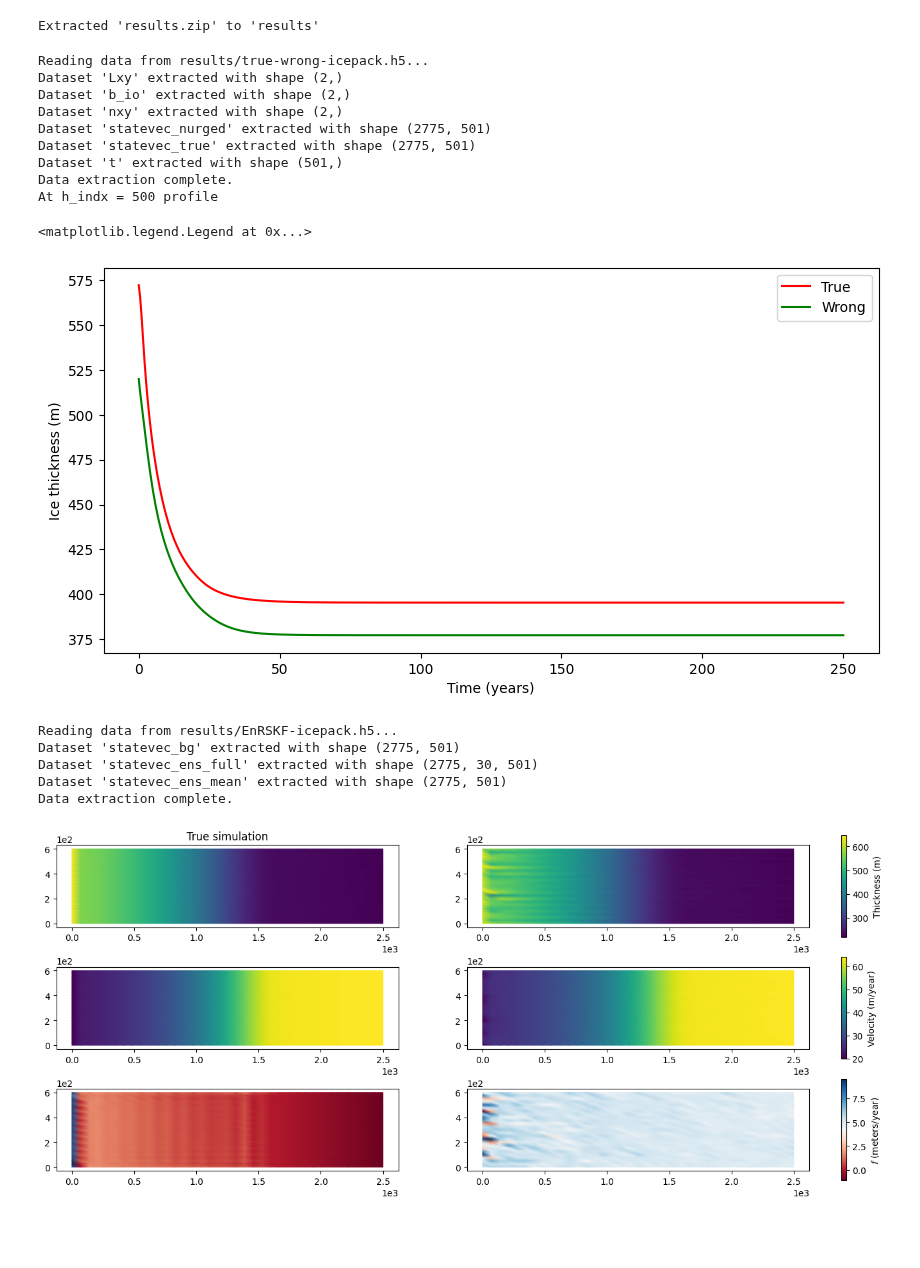
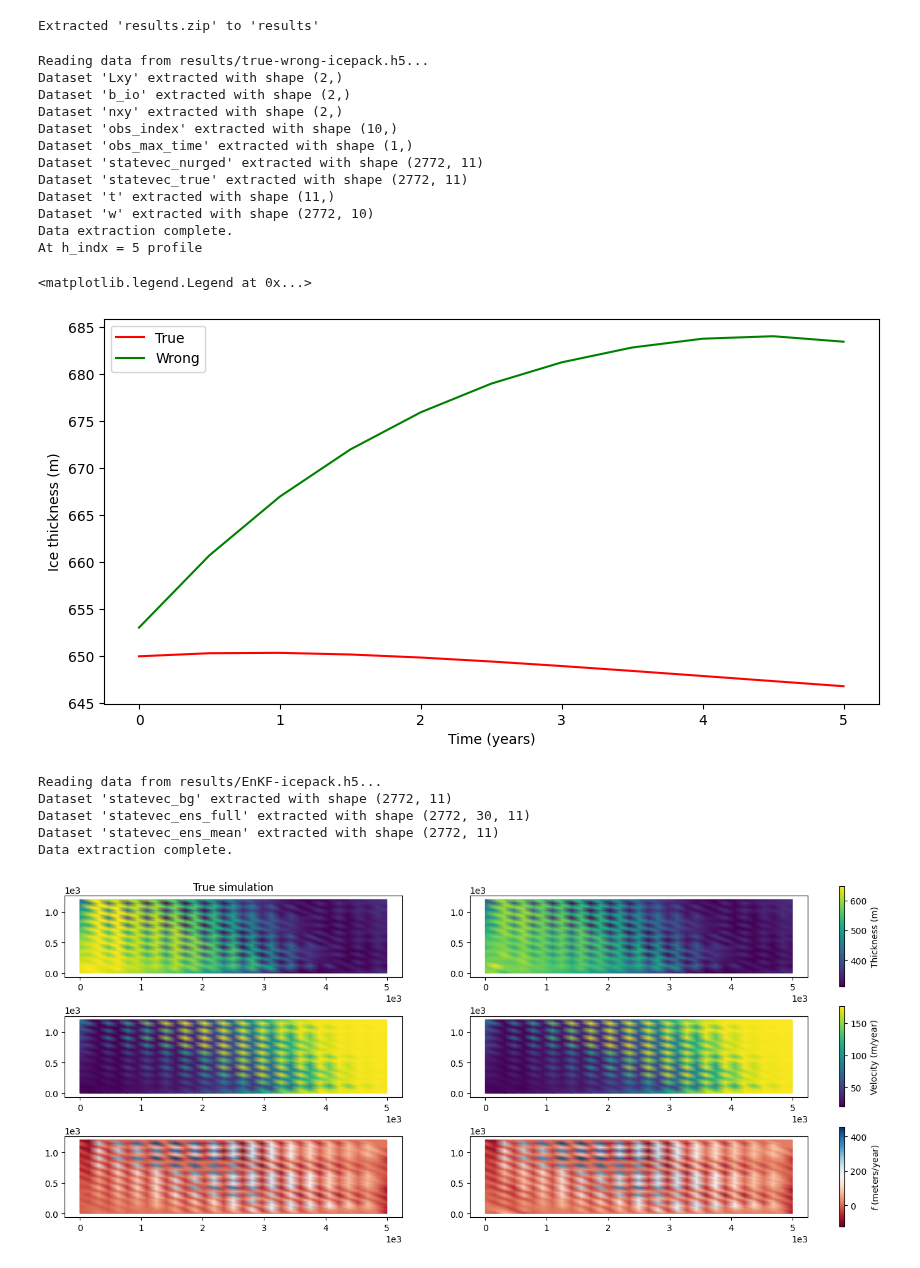
Before and after one commit to KYANJO/Data_assimilation_project, a Jupyter notebook: applications/icepack/synthetic_ice_stream/read_results.ipynb, the cells around one changed output. Drawn from its saved outputs; the diff is of its cells as text; code cells hidden in the pictures; blank space fills up the shorter version.

```diff
--- a/applications/icepack/synthetic_ice_stream/read_results.ipynb
+++ b/applications/icepack/synthetic_ice_stream/read_results.ipynb
@@ -39,18 +39,19 @@ datasets_tw = extract_datasets_from_h5(file_path)
 t=datasets_tw['t']
 statevec_true = datasets_tw['statevec_true']
 statevec_nurged = datasets_tw['statevec_nurged']
+w = datasets_tw['w']
 
 nt = statevec_true.shape[1]; num_steps = nt-1
 ndim = statevec_true.shape[0]
-hdim = ndim//3
+hdim = ndim//4
 
 # plot the statevec_true and statevec_nurged
 htrue = statevec_true[:hdim,:]
 hnurge = statevec_nurged[:hdim,:]
 
 # h_indx = 0 # first profile
-# h_indx = htrue.shape[1]//2 # middle profile
-h_indx = htrue.shape[1]-1 # last profile
+h_indx = htrue.shape[1]//2 # middle profile
+# h_indx = htrue.shape[1]-1 # last profile
 # h_indx = np.random.randint(htrue.shape[1])  # random profile
 print(f"At h_indx = {h_indx} profile ")
 
@@ -68,25 +69,28 @@ Reading data from results/true-wrong-icepack.h5...
 Dataset 'Lxy' extracted with shape (2,)
 Dataset 'b_io' extracted with shape (2,)
 Dataset 'nxy' extracted with shape (2,)
-Dataset 'statevec_nurged' extracted with shape (2775, 501)
-Dataset 'statevec_true' extracted with shape (2775, 501)
-Dataset 't' extracted with shape (501,)
+Dataset 'obs_index' extracted with shape (10,)
+Dataset 'obs_max_time' extracted with shape (1,)
+Dataset 'statevec_nurged' extracted with shape (2772, 11)
+Dataset 'statevec_true' extracted with shape (2772, 11)
+Dataset 't' extracted with shape (11,)
+Dataset 'w' extracted with shape (2772, 10)
 Data extraction complete.
-At h_indx = 500 profile
+At h_indx = 5 profile
 <matplotlib.legend.Legend at 0x...>
-[figure, old version]
+[figure, new version]
 # %%
-filter_type = "EnRSKF"
+filter_type = "EnKF"
 file_path = f"results/{filter_type}-icepack.h5"
 datasets = extract_datasets_from_h5(file_path)
 statevec_ens_full = datasets["statevec_ens_full"]
 statevec_ens_mean = datasets["statevec_ens_mean"]
 statevec_bg       = datasets["statevec_bg"]
 # %% [output]
-Reading data from results/EnRSKF-icepack.h5...
-Dataset 'statevec_bg' extracted with shape (2775, 501)
-Dataset 'statevec_ens_full' extracted with shape (2775, 30, 501)
-Dataset 'statevec_ens_mean' extracted with shape (2775, 501)
+Reading data from results/EnKF-icepack.h5...
+Dataset 'statevec_bg' extracted with shape (2772, 11)
+Dataset 'statevec_ens_full' extracted with shape (2772, 30, 11)
+Dataset 'statevec_ens_mean' extracted with shape (2772, 11)
 Data extraction complete.
 # %%
 from firedrake import *
@@ -116,36 +120,36 @@ fig.colorbar(colors, ax=axes[0], fraction=0.012, pad=0.04, label="Thickness (m)"
 axes[0][0].set_title("True simulation")
 
 # ploting the velocity field
 uutrue.dat.data[:,0] = copy.deepcopy(statevec_true[hdim:2*hdim,step])
-uutrue.dat.data[:,1] = copy.deepcopy(statevec_true[2*hdim:,step])
+uutrue.dat.data[:,1] = copy.deepcopy(statevec_true[2*hdim:3*hdim,step])
 colors = firedrake.tripcolor(uutrue, axes=axes[1][0])
 fig.colorbar(colors, ax=axes[1], fraction=0.012, pad=0.04, label="Velocity (m/year)")
 
 # ploting the basal shear stress
 f = firedrake.interpolate(div(hhtrue*uutrue), Q)
 colors = firedrake.tripcolor(f, axes=axes[2][0], cmap="RdBu")
 fig.colorbar(colors, ax=axes[2], fraction=0.012, pad=0.04, label=r"$f$ (meters/year)")
 
 # axes[0][1].set_title("EnKF simulation")
 # axes[0][1].set_title(f"{filter_type} simulation: RMSE = {rmse:.2f}")
 hhenkf = firedrake.Function(Q)
 uuenkf = firedrake.Function(V)
 hhenkf.dat.data[:] = copy.deepcopy(statevec_ens_mean[:hdim,step])
 colors = firedrake.tripcolor(hhenkf, axes=axes[0][1])
 # fig.colorbar(colors, ax=axes[0], fraction=0.012, pad=0.04, label="Thickness (m)")
 
 
 # ploting the velocity field
 uuenkf.dat.data[:,0] = copy.deepcopy(statevec_ens_mean[hdim:2*hdim,step])
-uuenkf.dat.data[:,1] = copy.deepcopy(statevec_ens_mean[2*hdim:,step])
+uuenkf.dat.data[:,1] = copy.deepcopy(statevec_ens_mean[2*hdim:3*hdim,step])
 colors = firedrake.tripcolor(uuenkf, axes=axes[1][1])
 
 
 # ploting the basal shear stress
 f = firedrake.interpolate(div(hhenkf*uuenkf), Q)
 colors = firedrake.tripcolor(f, axes=axes[2][1], cmap="RdBu")
 # %% [output]
-[figure, old version]
+[figure, new version]
 # %%
 # we can draw some transects through the domain to see what the surface, bed, and ice base elevation look like
 
```
Also changed, not shown: parts of 6 cells of this notebook, 11 other files.
